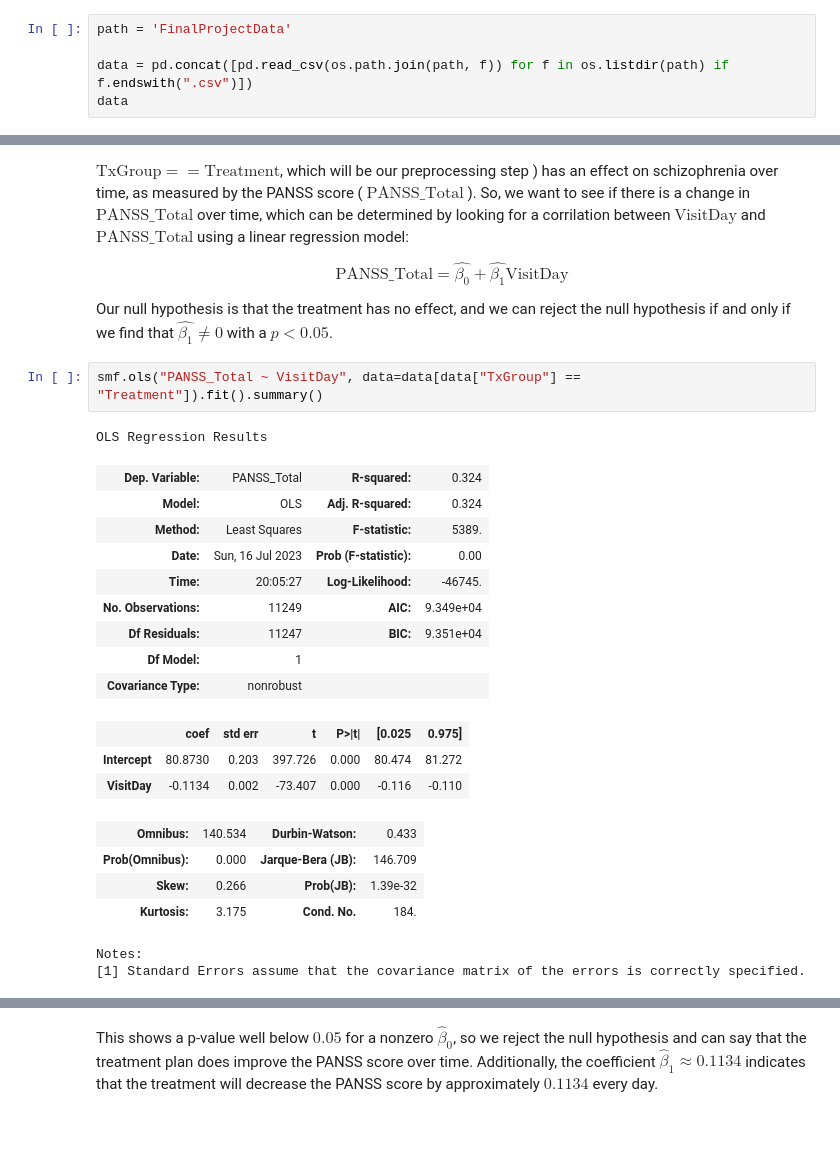
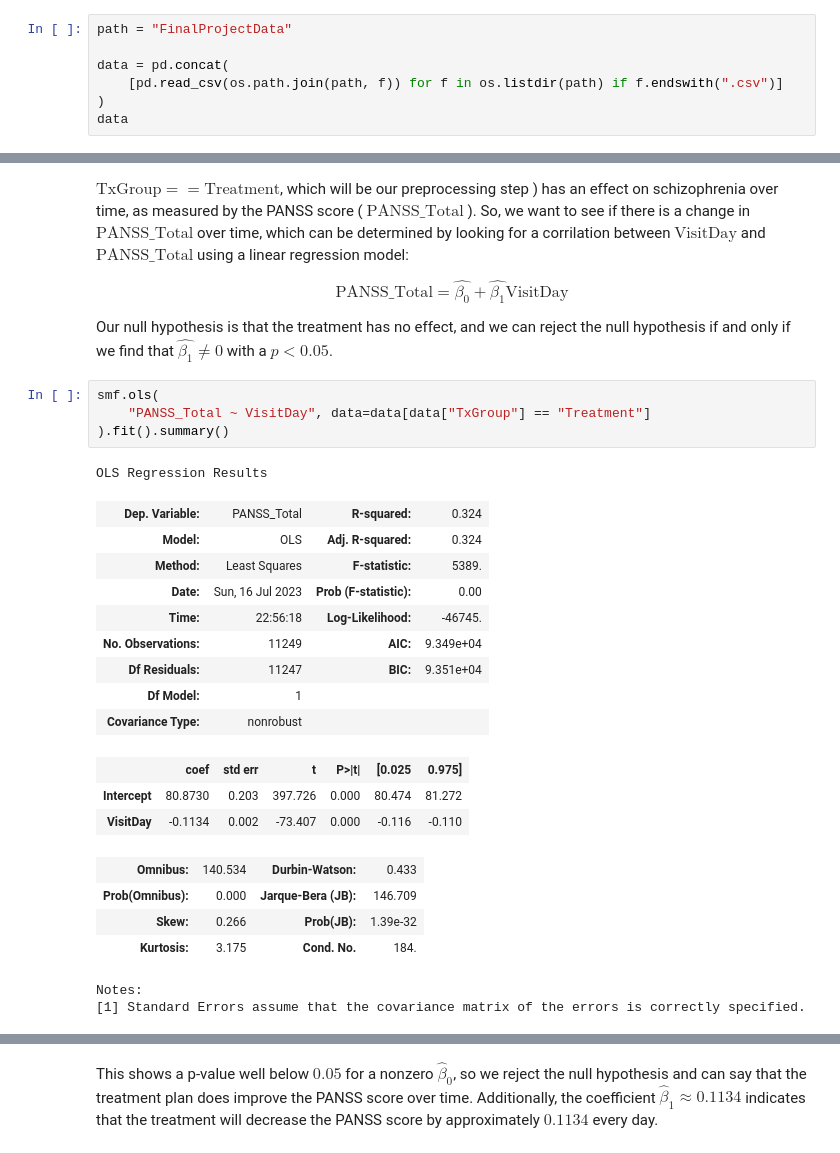
Before and after one commit to AlistairKeiller/STATS-202, a Jupyter notebook: final.ipynb, the cells around one changed output, grey strips where cells are left out. Cells and saved outputs as stored; diff of their text form.

```diff
--- a/final.ipynb
+++ b/final.ipynb
@@ -7,8 +12,10 @@ import matplotlib.pyplot as plt
 sns.set_theme()
 # %%
-path = 'FinalProjectData'
+path = "FinalProjectData"
 
-data = pd.concat([pd.read_csv(os.path.join(path, f)) for f in os.listdir(path) if f.endswith(".csv")])
+data = pd.concat(
+    [pd.read_csv(os.path.join(path, f)) for f in os.listdir(path) if f.endswith(".csv")]
+)
 data
 # %% [output]
 |  | Study | Country | PatientID | SiteID | RaterID | AssessmentID | TxGroup | VisitDay | P1 | P2 | ... |
@@ -33,14 +40,16 @@ $$\text{PANSS\_Total}=\hat{\beta_0}+\hat{\beta_1}\text{VisitDay}$$
 
 Our null hypothesis is that the treatment has no effect, and we can reject the null hypothesis if and only if we find that $\hat{\beta_1}\neq 0$ with a $p<0.05$.
 # %%
-smf.ols("PANSS_Total ~ VisitDay", data=data[data["TxGroup"] == "Treatment"]).fit().summary()
+smf.ols(
+    "PANSS_Total ~ VisitDay", data=data[data["TxGroup"] == "Treatment"]
+).fit().summary()
 # %% [output]
 OLS Regression Results
 | Dep. Variable: | PANSS_Total | R-squared: | 0.324 |
 | Model: | OLS | Adj. R-squared: | 0.324 |
 | Method: | Least Squares | F-statistic: | 5389. |
 | Date: | Sun, 16 Jul 2023 | Prob (F-statistic): | 0.00 |
-| Time: | 20:05:27 | Log-Likelihood: | -46745. |
+| Time: | 22:56:18 | Log-Likelihood: | -46745. |
 | No. Observations: | 11249 | AIC: | 9.349e+04 |
 | Df Residuals: | 11247 | BIC: | 9.351e+04 |
 | Df Model: | 1 |  |  |
```
Also changed, not shown: parts of 15 cells of this notebook, 1 other file.
